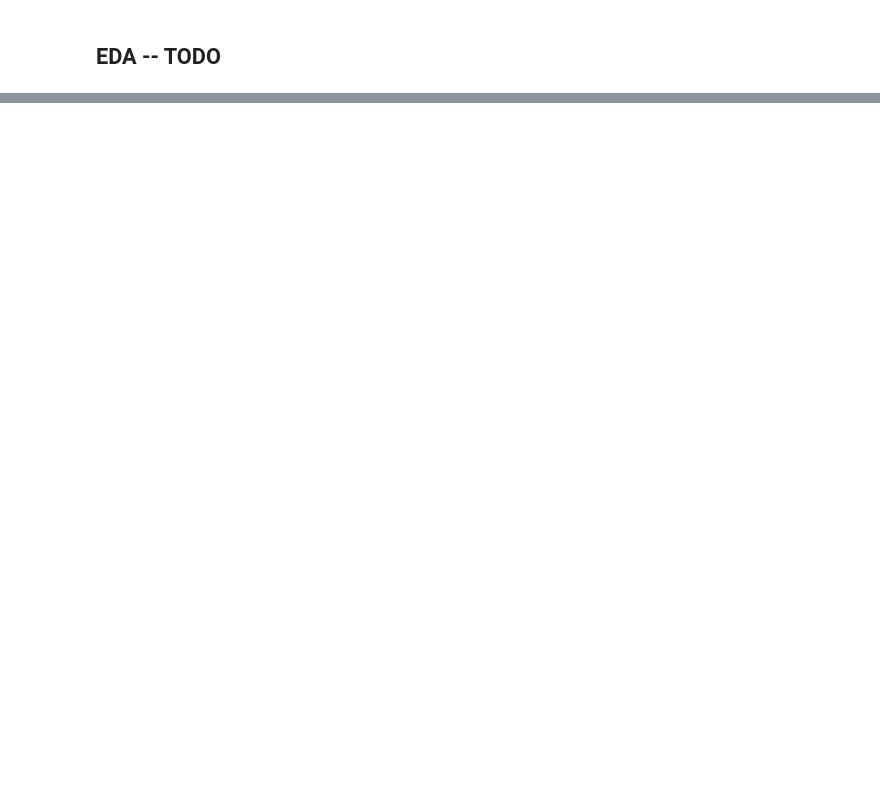
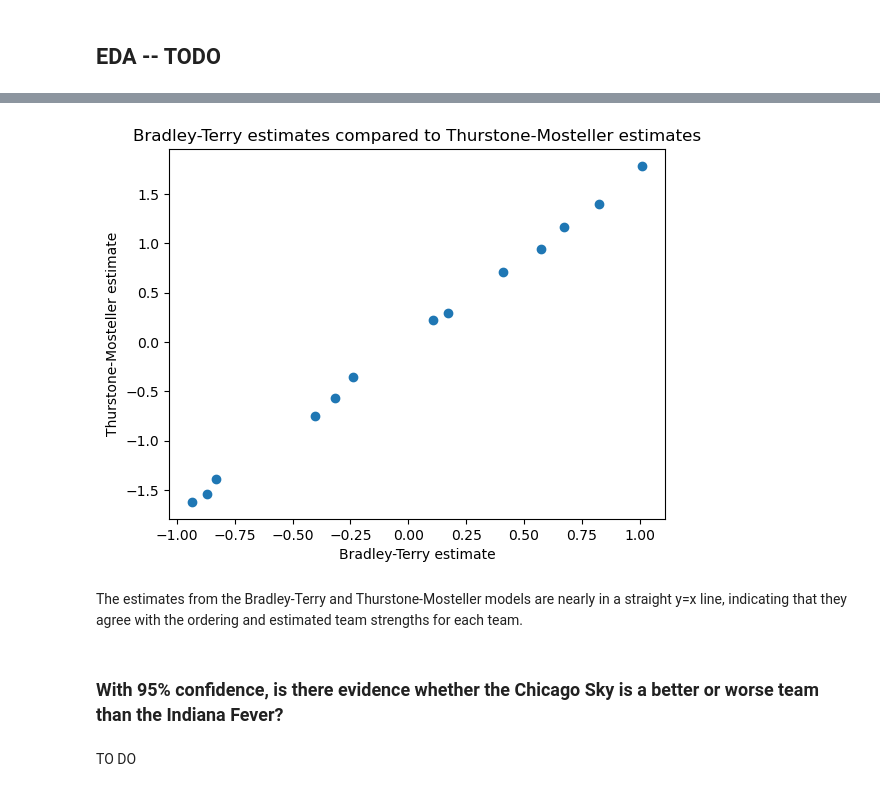
Before and after one commit to michellehewson/WNBA-2024-Predictions, a Jupyter notebook: wnba.ipynb, the cells around one changed output, grey strips where cells are left out. Cells and saved outputs as stored; diff of their text form; code cells hidden in the pictures; blank space fills up the shorter version.

```diff
--- a/wnba.ipynb
+++ b/wnba.ipynb
@@ -169,0 +213,4 @@ plt.ylabel("Visitor Score");
+# %%
+tm_estimates.rename(columns={tm_estimates.columns[0]: "Team" }, inplace = True)
+tm_estimates.sort_values(by=['Est'])
+tm_estimates
@@ -171,0 +234,4 @@ plt.ylabel("Visitor Score");
+# %%
+bt_estimates = pd.read_csv("bt_estimates_wnba2024.csv")
+# %%
+bt_estimates.rename(columns={bt_estimates.columns[0]: "Team" }, inplace = True)
@@ -171,0 +280,6 @@ plt.ylabel("Visitor Score");
+# %%
+all_model_ests = pd.concat([normal_estimates.set_index('Team'),bt_estimates.set_index('Team'), tm_estimates.set_index('Team')], axis=1, join='inner')
+all_model_ests.columns.values[0] = "NEst"
+all_model_ests.columns.values[2] = "TMEst"
+all_model_ests.columns.values[4] = "BTEst"
+all_model_ests
@@ -171,0 +302,13 @@ plt.ylabel("Visitor Score");
+# %%
+plt.scatter(all_model_ests['BTEst'], all_model_ests['TMEst']);
+plt.title("Bradley-Terry estimates compared to Thurstone-Mosteller estimates");
+plt.ylabel("Thurstone-Mosteller estimate");
+plt.xlabel("Bradley-Terry estimate");
+# %% [output]
+[figure, added]
+# %% [markdown]
+The estimates from the Bradley-Terry and Thurstone-Mosteller models are nearly in a straight y=x line, indicating that they agree with the ordering and estimated team strengths for each team.
+# %% [markdown]
+### With 95% confidence, is there evidence whether the Chicago Sky is a better or worse team than the Indiana Fever?
+# %% [markdown]
+TO DO
```
Also changed, not shown: parts of 25 cells of this notebook, 8 other files.
